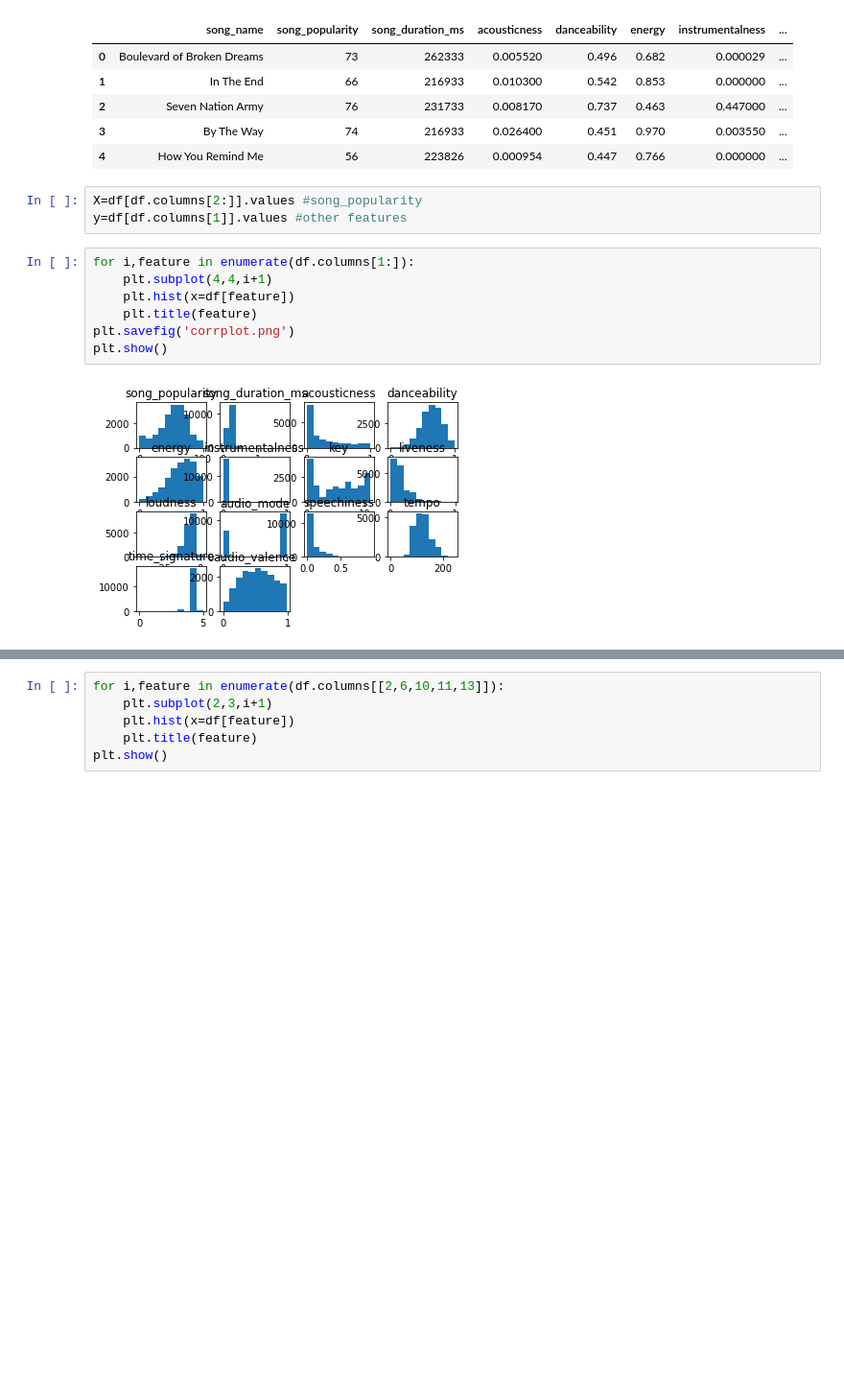
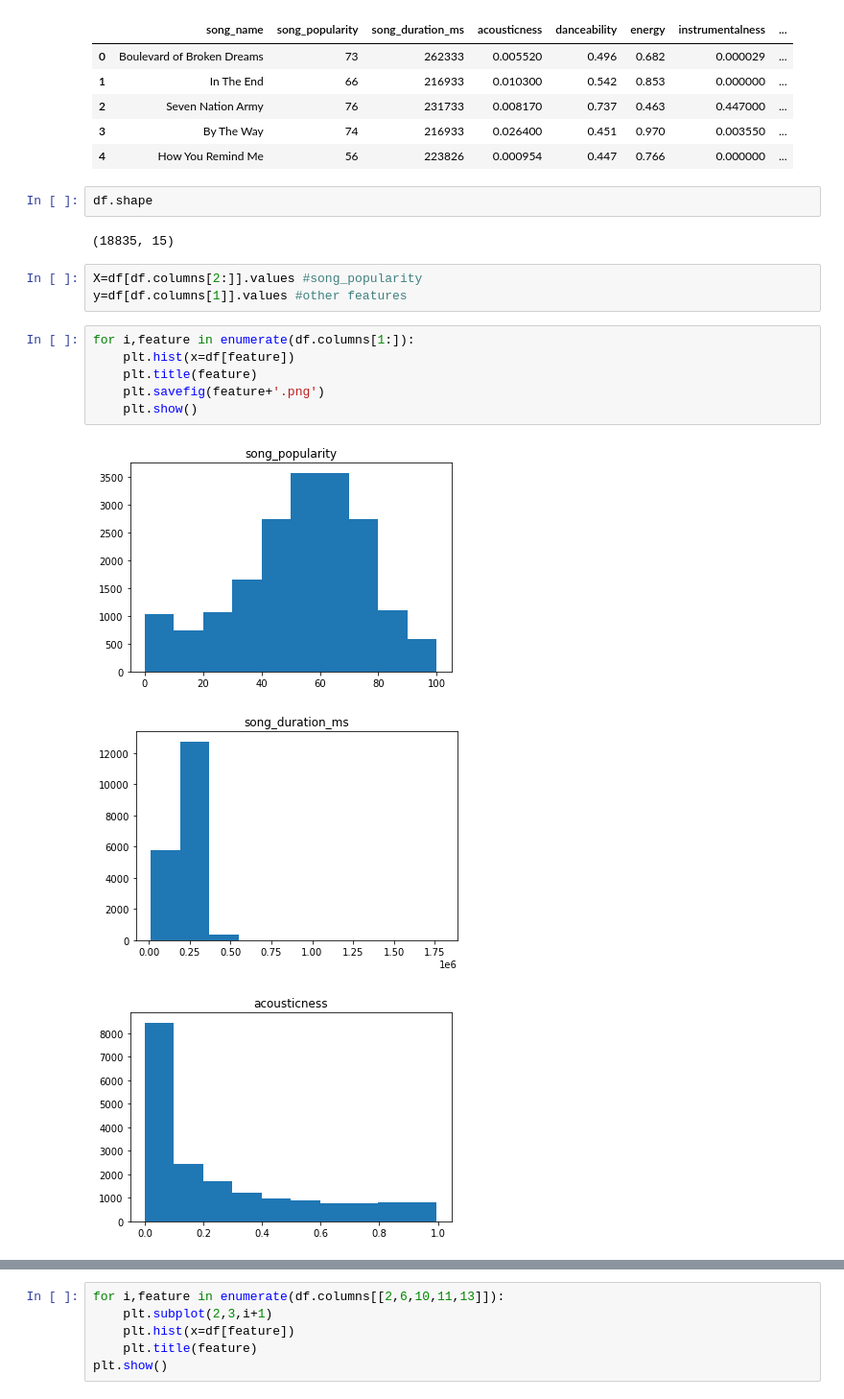
Before and after one commit to AnanthaR20/Song_Popularity, a Jupyter notebook: Xingrong/preprocess.ipynb, the cells around one changed output, grey strips where cells are left out. Shown: that part at 96% size. Drawn from its saved outputs; the diff is of its cells as text; blank space fills up the shorter version.

```diff
--- a/Xingrong/preprocess.ipynb
+++ b/Xingrong/preprocess.ipynb
@@ -15,15 +15,20 @@ df.head()
 | 2 | Seven Nation Army | 76 | 231733 | 0.008170 | 0.737 | 0.463 | 0.447000 | ... |
 | 3 | By The Way | 74 | 216933 | 0.026400 | 0.451 | 0.970 | 0.003550 | ... |
 | 4 | How You Remind Me | 56 | 223826 | 0.000954 | 0.447 | 0.766 | 0.000000 | ... |
+# %%
+df.shape
+# %% [output]
+(18835, 15)
 # %%
 X=df[df.columns[2:]].values #song_popularity
 y=df[df.columns[1]].values #other features
 # %%
 for i,feature in enumerate(df.columns[1:]):
-    plt.subplot(4,4,i+1)
     plt.hist(x=df[feature])
     plt.title(feature)
-plt.savefig('corrplot.png')
-plt.show()
+    plt.savefig(feature+'.png')
+    plt.show()
 # %% [output]
-[figure, old version]
+[figure, new version]
+[figure, added]
+[figure, added]
```
Also changed, not shown: parts of 2 cells of this notebook, 21 other files.
